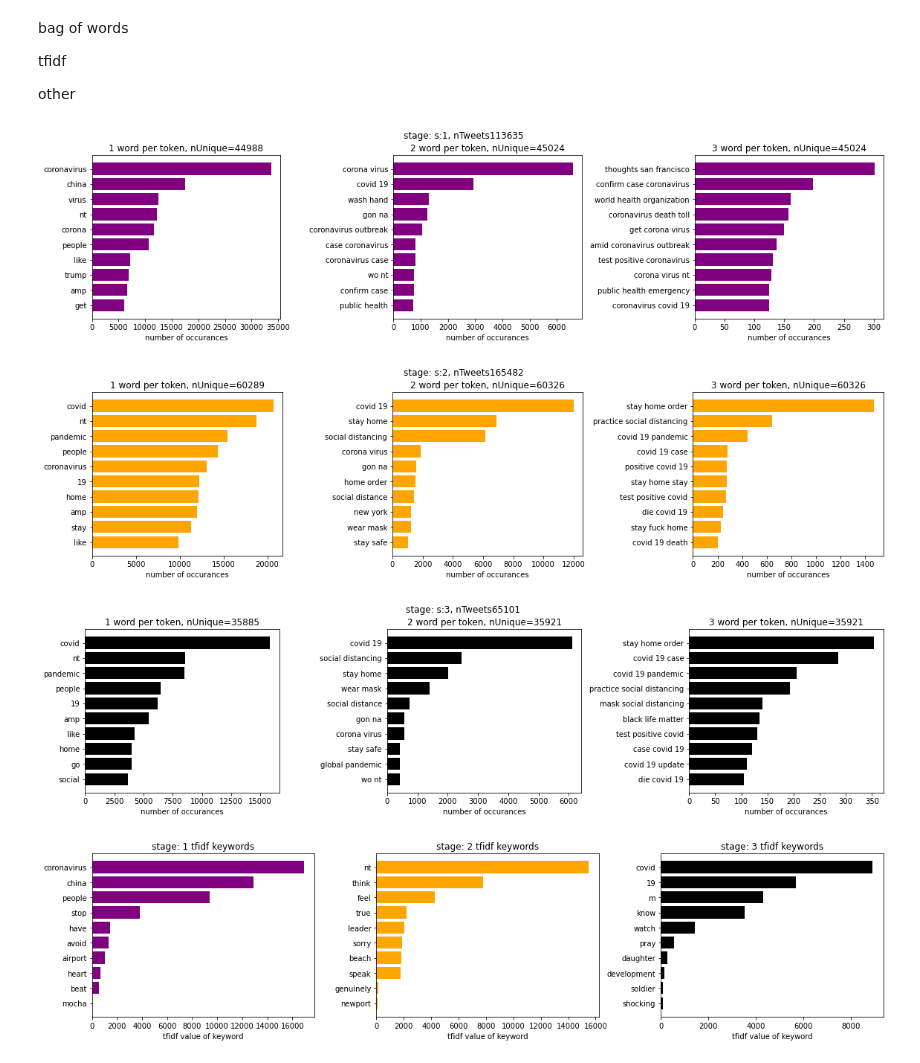
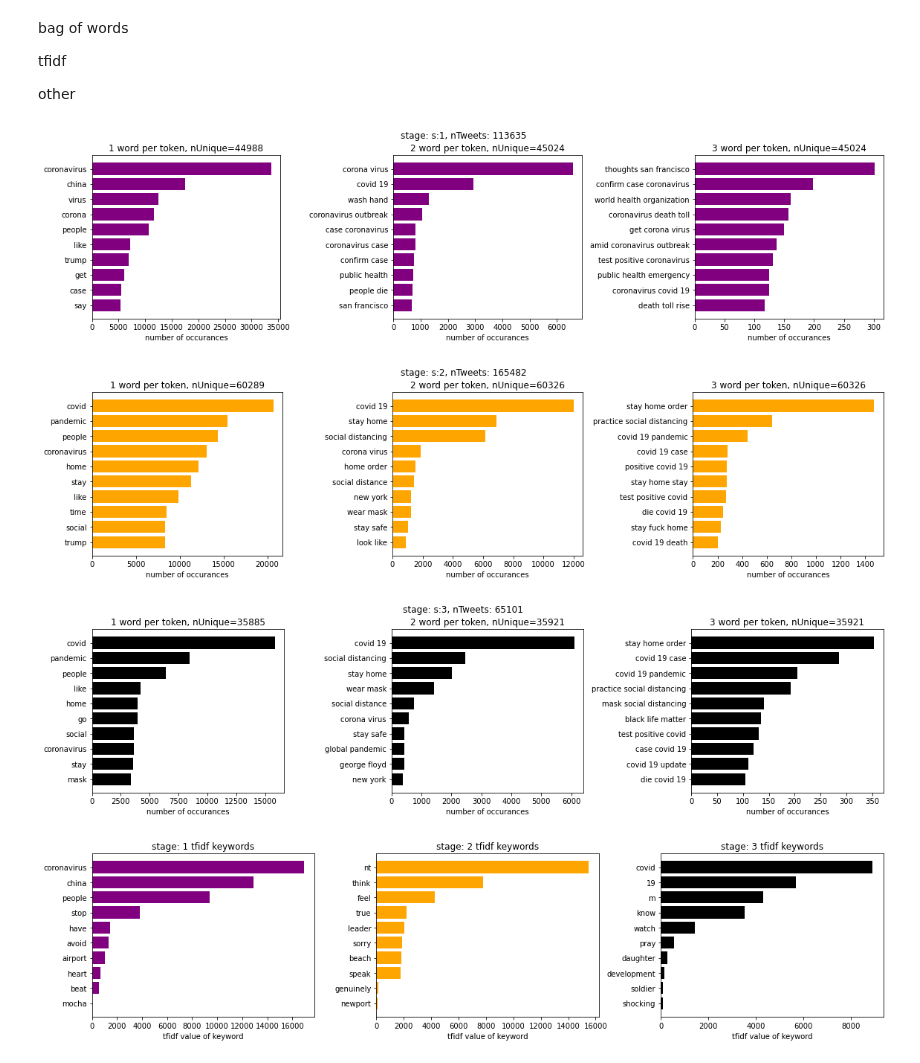
Before and after one commit to Alexander-Kahanek/COVID_Research, a Jupyter notebook: analysis/stages.ipynb, the cells around one changed output. Cells and saved outputs as stored; diff of their text form; code cells hidden in the pictures.

```diff
--- a/analysis/stages.ipynb
+++ b/analysis/stages.ipynb
@@ -161,36 +161,39 @@ def get_Nwords(corpus, n=None, Nwords=1):
             max_features=n).fit(corpus)
     bag_of_words = vec1.transform(corpus)
     sum_words = bag_of_words.sum(axis=0)
     words_freq = [{'token':word, 'n':sum_words[0, idx]} for word, idx in
                   vec1.vocabulary_.items()]
     words_freq =sorted(words_freq, key = lambda x: x['n'],
                 reverse=True)
     return pd.DataFrame(words_freq)
 
 colors = ['purple', 'orange', 'black']
 
+exclude = ['19', 'nt', 'amp', 'gon na', 'wo nt', 'corona virus nt']
+
 for k, (stage, df) in enumerate(raw.groupby(['stage'])):
     fig, ax = plt.subplots(nrows=1, ncols=3, figsize=(16, 4)) #sharey = True
     for i, Nwords in enumerate([1, 2, 3]):
 
         corpus = [text for text in df['cleantext']]
         max_words = len({word:1 for text in corpus for word in text.split(' ')})
         top_df = get_Nwords(corpus, n=max_words, Nwords=Nwords)
         n = len(top_df.index)
         top_df['prop'] = round(top_df['n']/top_df['n'].sum(),4)
+        top_df = top_df[~top_df['token'].isin(exclude)]
         top_df = top_df.head(10).sort_values(by='n', ascending=True)
         # print(stage, top_df.shape)
         # print(top_df.head(10))
         ax[i].barh(y=top_df['token'], width=top_df['n'], color=colors[k])
         ax[i].set_title(f'{Nwords} word per token, nUnique={n}')
         ax[i].set_xlabel('number of occurances')
     fig.suptitle(f'stage: {stage}, nTweets: {len(df.index)}', y=1.02)
     plt.tight_layout()
     plt.show()
 # %% [output]
-[figure, old version]
+[figure, new version]
-[figure, old version]
+[figure, new version]
-[figure, old version]
+[figure, new version]
 # %%
 fig, ax = plt.subplots(nrows=1, ncols=3, figsize=(16, 4)) #sharey = True
 colors = ['purple', 'orange', 'black']
```
Also changed, not shown: parts of 1 cell of this notebook.
